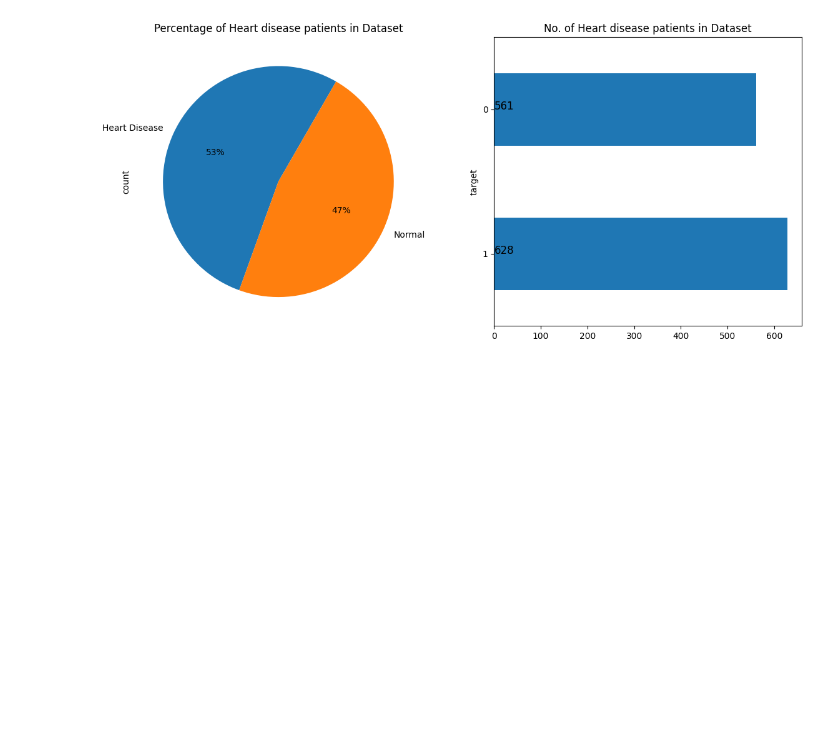
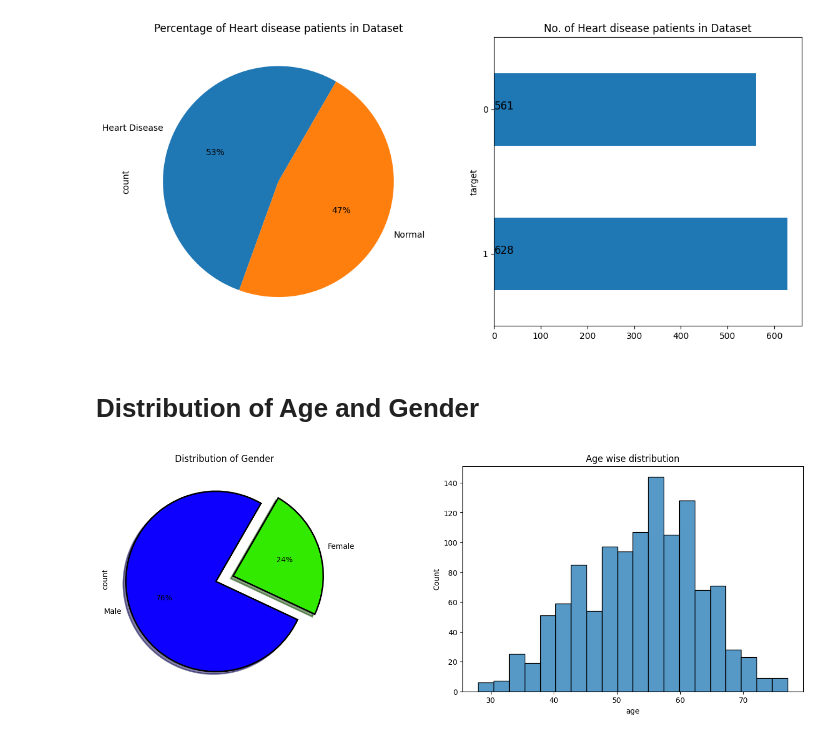
Before and after one commit to santoshw03/ML_and_Healthcare, a Jupyter notebook: modelToPredictHeartDisease.ipynb, the cells around one changed output. Saved outputs shown, nothing was run; the diff lists cells and outputs as text; code cells hidden in the pictures; blank space fills up the shorter version.

```diff
--- a/modelToPredictHeartDisease.ipynb
+++ b/modelToPredictHeartDisease.ipynb
@@ -180,3 +180,17 @@ ax2.set(title = 'No. of Heart disease patients in Dataset')
 plt.show()
 # %% [output]
 [figure]
+# %% [markdown]
+# Distribution of Age and Gender
+# %%
+plt.figure(figsize=(18,12))
+plt.subplot(221)
+dt["sex"].value_counts().plot.pie(autopct = "%1.0f%%",colors = sns.color_palette("prism",5),startangle = 60,labels=["Male","Female"],
+wedgeprops={"linewidth":2,"edgecolor":"k"},explode=[.1,.1],shadow =True)
+plt.title("Distribution of Gender")
+plt.subplot(222)
+ax= sns.histplot(dt['age'])
+plt.title("Age wise distribution")
+plt.show()
+# %% [output]
+[figure, added]
```
Also changed, not shown: parts of 54 cells of this notebook.
